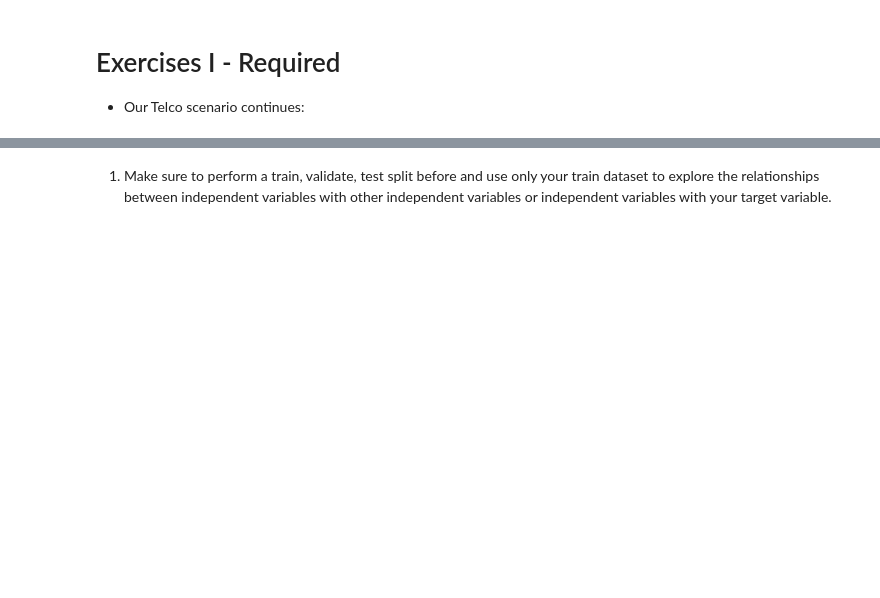
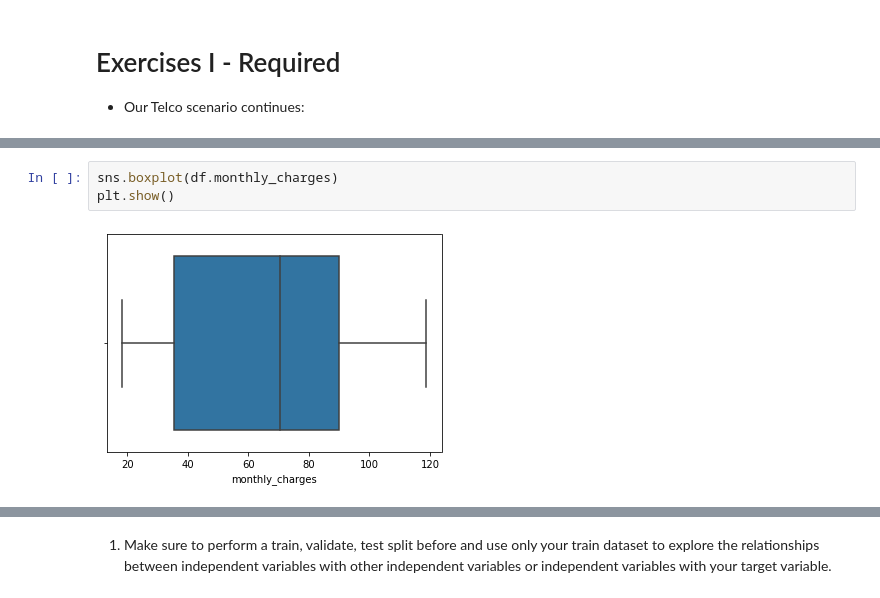
Before and after one commit to rachelrobbinsmayhill/regression-exercises, a Jupyter notebook: explore.ipynb, the cells around one changed output, grey strips where cells are left out. Drawn from its saved outputs; the diff is of its cells as text; blank space fills up the shorter version.

```diff
--- a/explore.ipynb
+++ b/explore.ipynb
@@ -26,0 +91,5 @@ Do your work in a notebook named explore.ipynb. In addition, you should create a
+# %%
+sns.boxplot(df.monthly_charges)
+plt.show()
+# %% [output]
+[figure, added]
```
Also changed, not shown: parts of 42 cells of this notebook.
